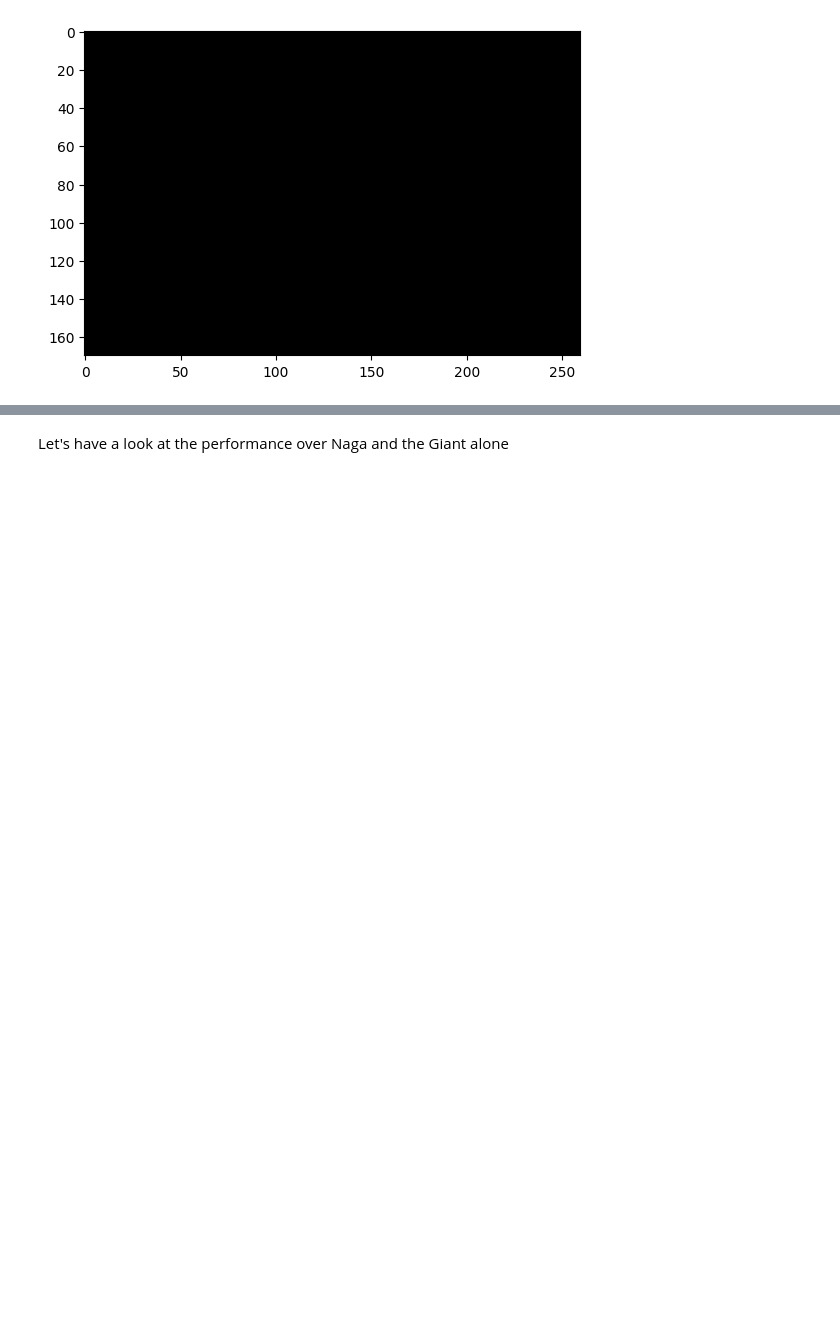
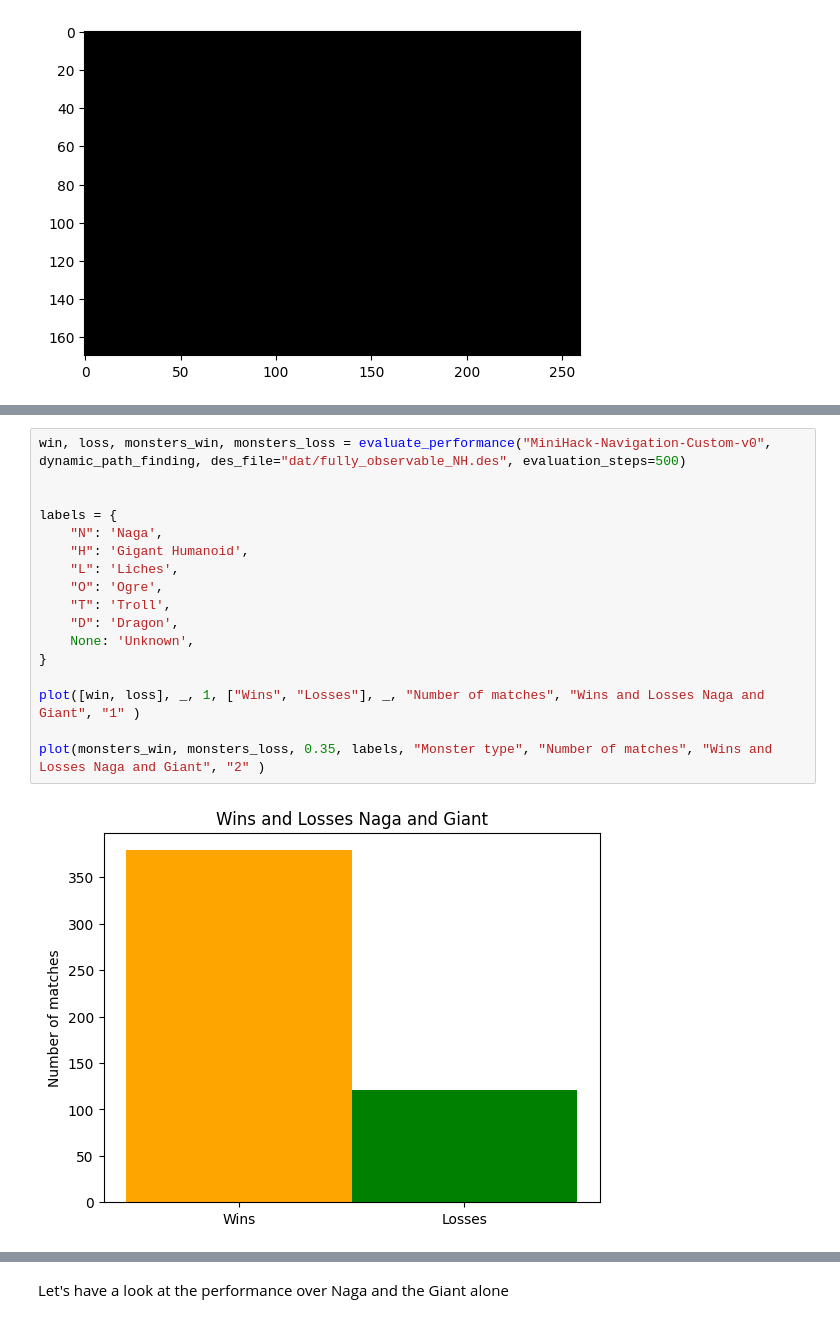
Before and after one commit to Nsivaa/AIF, a Jupyter notebook: search-features_v2.ipynb, the cells around one changed output, grey strips where cells are left out. Drawn from its saved outputs; the diff is of its cells as text; blank space fills up the shorter version.

Commit message:
Modifiche notebook e funzioni di plot

```diff
--- a/search-features_v2.ipynb
+++ b/search-features_v2.ipynb
@@ -175,0 +176,19 @@ monster that got us beaten: ['N', 'N', 'N', None, None, 'N', 'N', 'N', 'H', 'N',
+# %%
+win, loss, monsters_win, monsters_loss = evaluate_performance("MiniHack-Navigation-Custom-v0", dynamic_path_finding, des_file="dat/fully_observable_NH.des", evaluation_steps=500)
+
+
+labels = {
+    "N": 'Naga',
+    "H": 'Gigant Humanoid',
+    "L": 'Liches',
+    "O": 'Ogre',
+    "T": 'Troll',
+    "D": 'Dragon',
+    None: 'Unknown',
+}
+
+plot([win, loss], _, 1, ["Wins", "Losses"], _, "Number of matches", "Wins and Losses Naga and Giant", "1" )
+
+plot(monsters_win, monsters_loss, 0.35, labels, "Monster type", "Number of matches", "Wins and Losses Naga and Giant", "2" )
+# %% [output]
+[figure, added]
```
Also changed, not shown: parts of 17 cells of this notebook, 1 other file.
